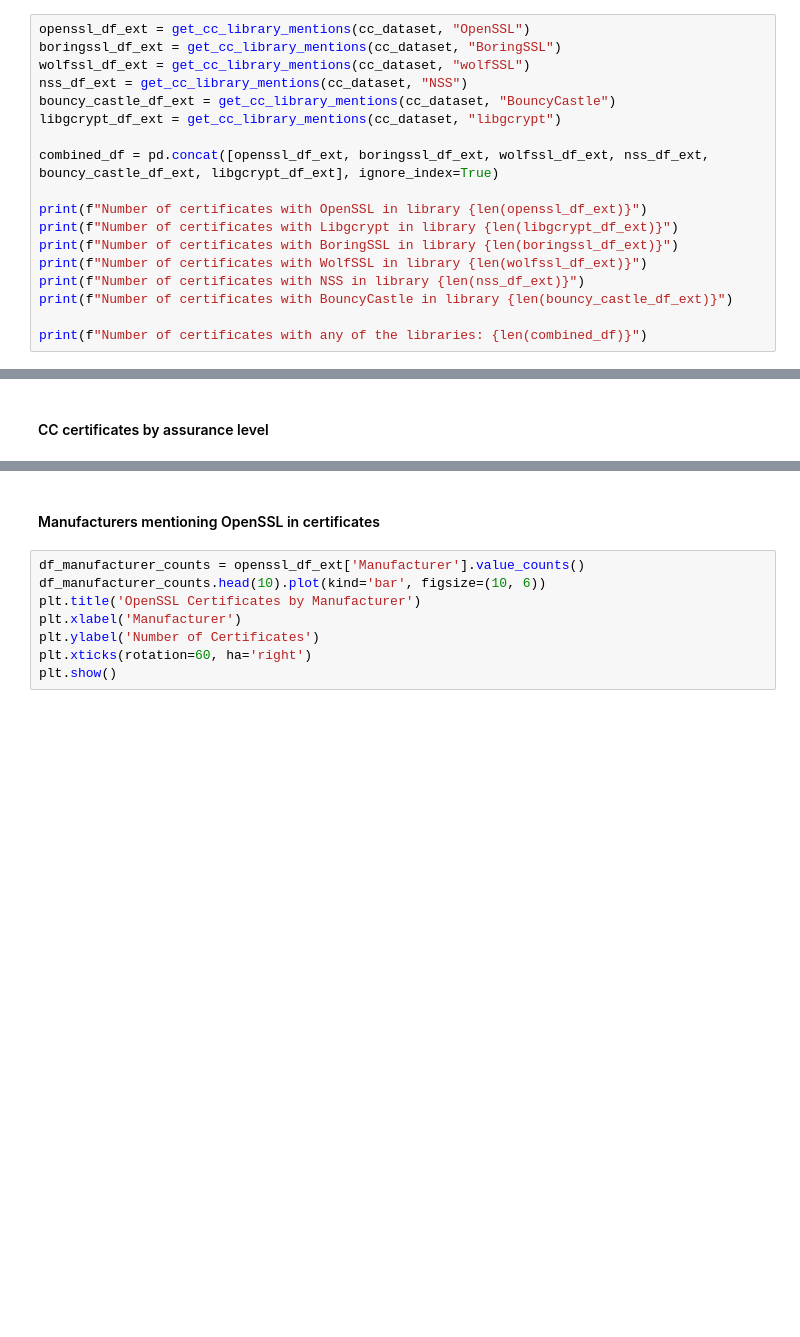
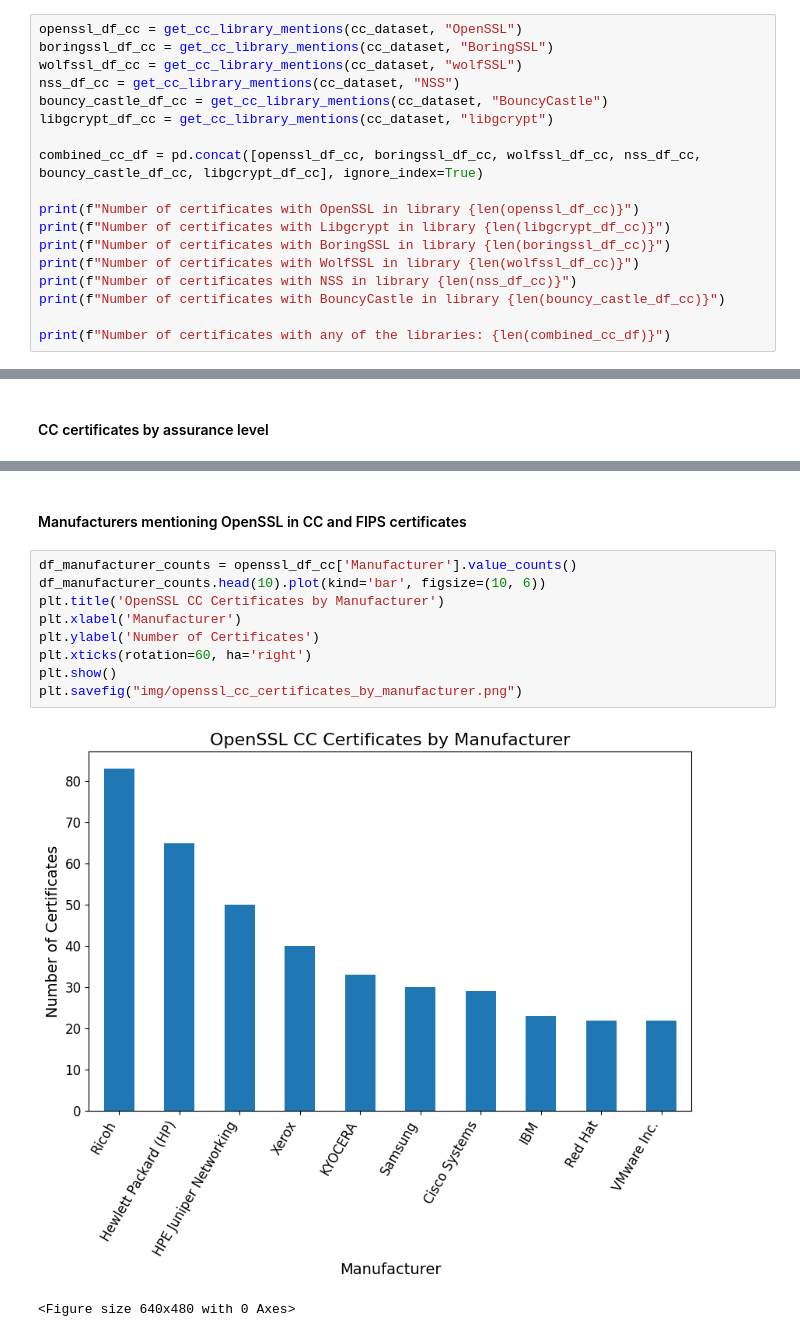
Before and after one commit to mr-akiio/thesis-code, a Jupyter notebook: notebooks/combined_cc_fips.ipynb, the cells around one changed output, grey strips where cells are left out. Saved outputs shown, nothing was run; the diff lists cells and outputs as text; blank space fills up the shorter version.

```diff
--- a/notebooks/combined_cc_fips.ipynb
+++ b/notebooks/combined_cc_fips.ipynb
@@ -76,23 +78,23 @@ plt.rcParams.update({
 # %% [markdown]
 #### Create dataframes of CC cetrificates containing OpenSSL or alternatives
 # %%
-openssl_df_ext = get_cc_library_mentions(cc_dataset, "OpenSSL")
-boringssl_df_ext = get_cc_library_mentions(cc_dataset, "BoringSSL")
-wolfssl_df_ext = get_cc_library_mentions(cc_dataset, "wolfSSL")
-nss_df_ext = get_cc_library_mentions(cc_dataset, "NSS")
-bouncy_castle_df_ext = get_cc_library_mentions(cc_dataset, "BouncyCastle")
-libgcrypt_df_ext = get_cc_library_mentions(cc_dataset, "libgcrypt")
+openssl_df_cc = get_cc_library_mentions(cc_dataset, "OpenSSL")
+boringssl_df_cc = get_cc_library_mentions(cc_dataset, "BoringSSL")
+wolfssl_df_cc = get_cc_library_mentions(cc_dataset, "wolfSSL")
+nss_df_cc = get_cc_library_mentions(cc_dataset, "NSS")
+bouncy_castle_df_cc = get_cc_library_mentions(cc_dataset, "BouncyCastle")
+libgcrypt_df_cc = get_cc_library_mentions(cc_dataset, "libgcrypt")
 
-combined_df = pd.concat([openssl_df_ext, boringssl_df_ext, wolfssl_df_ext, nss_df_ext, bouncy_castle_df_ext, libgcrypt_df_ext], ignore_index=True)
+combined_cc_df = pd.concat([openssl_df_cc, boringssl_df_cc, wolfssl_df_cc, nss_df_cc, bouncy_castle_df_cc, libgcrypt_df_cc], ignore_index=True)
 
-print(f"Number of certificates with OpenSSL in library {len(openssl_df_ext)}")
-print(f"Number of certificates with Libgcrypt in library {len(libgcrypt_df_ext)}")
-print(f"Number of certificates with BoringSSL in library {len(boringssl_df_ext)}")
-print(f"Number of certificates with WolfSSL in library {len(wolfssl_df_ext)}")
-print(f"Number of certificates with NSS in library {len(nss_df_ext)}")
-print(f"Number of certificates with BouncyCastle in library {len(bouncy_castle_df_ext)}")
+print(f"Number of certificates with OpenSSL in library {len(openssl_df_cc)}")
+print(f"Number of certificates with Libgcrypt in library {len(libgcrypt_df_cc)}")
+print(f"Number of certificates with BoringSSL in library {len(boringssl_df_cc)}")
+print(f"Number of certificates with WolfSSL in library {len(wolfssl_df_cc)}")
+print(f"Number of certificates with NSS in library {len(nss_df_cc)}")
+print(f"Number of certificates with BouncyCastle in library {len(bouncy_castle_df_cc)}")
 
-print(f"Number of certificates with any of the libraries: {len(combined_df)}")
+print(f"Number of certificates with any of the libraries: {len(combined_cc_df)}")
 # %% [output]
 Number of certificates with OpenSSL in library 1145
 Number of certificates with Libgcrypt in library 47
@@ -181,10 +257,14 @@ plt.show()
 # %% [markdown]
-#### Manufacturers mentioning OpenSSL in certificates
+#### Manufacturers mentioning OpenSSL in CC and FIPS certificates
 # %%
-df_manufacturer_counts = openssl_df_ext['Manufacturer'].value_counts()
+df_manufacturer_counts = openssl_df_cc['Manufacturer'].value_counts()
 df_manufacturer_counts.head(10).plot(kind='bar', figsize=(10, 6))
-plt.title('OpenSSL Certificates by Manufacturer')
+plt.title('OpenSSL CC Certificates by Manufacturer')
 plt.xlabel('Manufacturer')
 plt.ylabel('Number of Certificates')
 plt.xticks(rotation=60, ha='right')
 plt.show()
+plt.savefig("img/openssl_cc_certificates_by_manufacturer.png")
+# %% [output]
+[figure, added]
+<Figure size 640x480 with 0 Axes>
```
Also changed, not shown: parts of 15 cells of this notebook, 8 other files.
